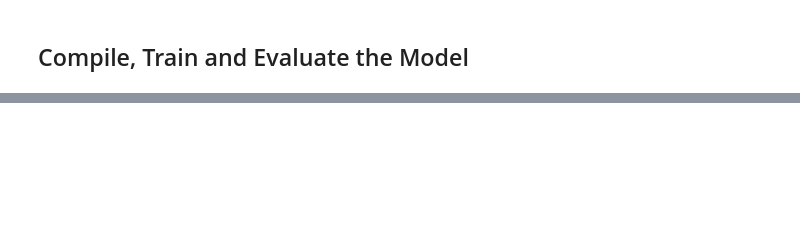
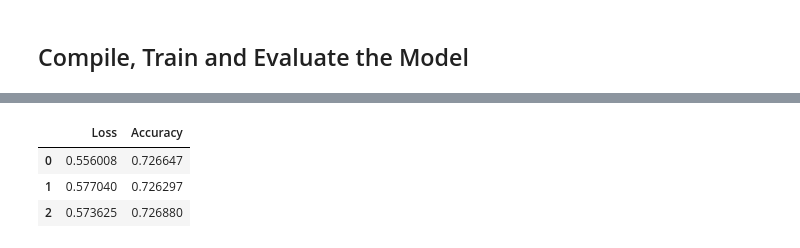
Before and after one commit to jrw99/Deep-Learning, a Jupyter notebook: AlphabetSoupCharity_Optimzation.ipynb, the cells around one changed output, grey strips where cells are left out. Drawn from its saved outputs; the diff is of its cells as text; code cells hidden in the pictures; blank space fills up the shorter version.

```diff
--- a/AlphabetSoupCharity_Optimzation.ipynb
+++ b/AlphabetSoupCharity_Optimzation.ipynb
@@ -287,5 +506,10 @@ Epoch 50/50
 # %%
 # Evaluate the model using the test data
 model_loss, model_accuracy = nn.evaluate(X_test_scaled,y_test,verbose=2)
+
+ar_loss.append(model_loss)
+
+ar_acc.append(model_accuracy)
+
 print(f"Loss: {model_loss}, Accuracy: {model_accuracy}")
 # %% [output]
@@ -296,0 +608,15 @@ nn.save('/content/drive/MyDrive/Homework/Deep-Learning/AlphabetSoupCharity_Optim
+# %%
+d = {'Loss': ar_loss, 'Accuracy': ar_acc}
+df_Results = pd.DataFrame(d)
+df_Results.dtypes
+
+df_Results["Loss"] = df_Results["Loss"].astype("str").astype("float")
+df_Results["Accuracy"] = df_Results["Accuracy"].astype("str").astype("float")
+df_Results.dtypes
+
+df_Results
+# %% [output]
+|  | Loss | Accuracy |
+| 0 | 0.556008 | 0.726647 |
+| 1 | 0.577040 | 0.726297 |
+| 2 | 0.573625 | 0.726880 |
```
Also changed, not shown: parts of 34 cells of this notebook.
